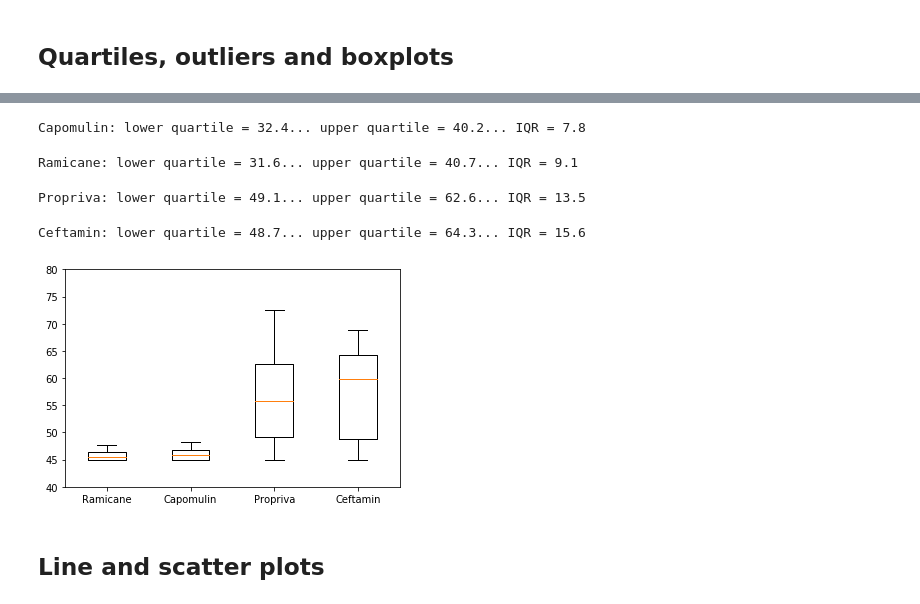
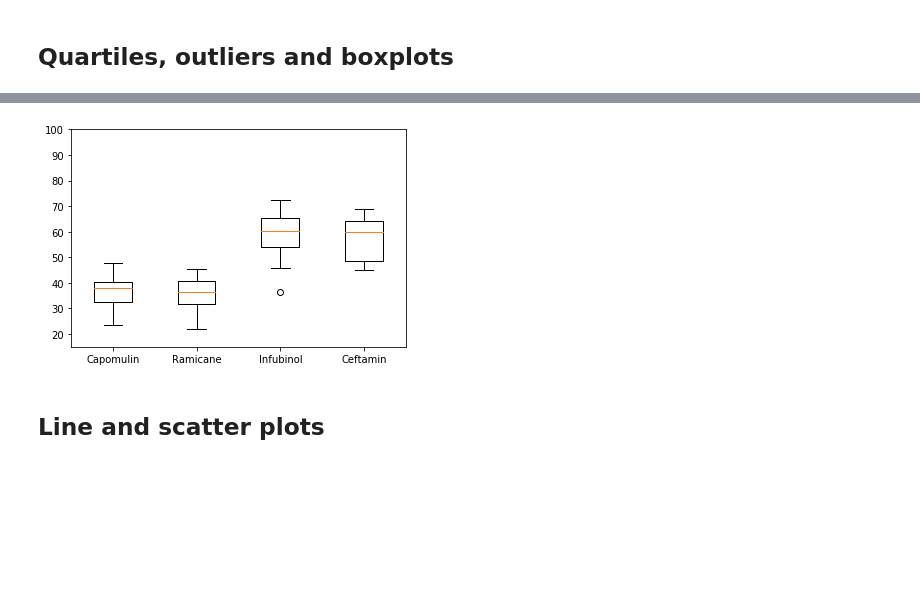
Before and after one commit to GJDoug/douglassMatplotlibChallenge, a Jupyter notebook: Pymaceuticals/pymaceuticals_starter.ipynb, the cells around one changed output, grey strips where cells are left out. Cells and saved outputs as stored; diff of their text form; code cells hidden in the pictures; blank space fills up the shorter version.

```diff
--- a/Pymaceuticals/pymaceuticals_starter.ipynb
+++ b/Pymaceuticals/pymaceuticals_starter.ipynb
@@ -112,8 +117,11 @@ plt.show()
 # %% [markdown]
 ## Quartiles, outliers and boxplots
 # %%
-# Calculate the final tumor volume of each mouse across four of the most promising treatment regimens. Calculate the IQR and quantitatively determine if there are any potential outliers.
+# Calculate the final tumor volume of each mouse across four of the most promising treatment regimens: Capomulin, Ramicane, Infubinol, and Ceftamin. Calculate the quartiles and IQR and quantitatively determine if there are any potential outliers across all four treatment regimens.
+top_four = combined[combined["Drug Regimen"].isin(["Capomulin", "Ramicane", "Infubinol", "Ceftamin"])]
+top_four = top_four.sort_values(["Timepoint"], ascending=True)
+top_four
 
-topregimens = combined[combined["Drug Regimen"].isin(['Ramicane', 'Capomulin', 'Propriva', 'Ceftamin'])]
-topregimens.head()
+top_four = top_four[["Drug Regimen", "Mouse ID", "Timepoint","Weight (g)", "Tumor Volume (mm3)"]]
+top_four.head()
 # %% [output]
@@ -171,61 +134,26 @@ mouse_regimens_unstack.head()
-# %%
-quartiles1 = mouse_regimens_unstack['Capomulin'].quantile([.25,.5,.75]).round(1)
-lower1 = quartiles1[.25].round(1)
-upper1 = quartiles1[.75].round(1)
-iqr1 = round(upper1-lower1,1)
-lower_Whisker1 = round(lower1 - (1.5*iqr1),1)
-upper_Whisker1 = round(upper1 - (1.5*iqr1),1)
-
-print(f'Capomulin: lower quartile = {lower1}... upper quartile = {upper1}... IQR = {iqr1}')
-# %% [output]
-Capomulin: lower quartile = 32.4... upper quartile = 40.2... IQR = 7.8
-# %%
-quartiles2 = mouse_regimens_unstack['Ramicane'].quantile([.25,.5,.75]).round(1)
-lower2 = quartiles2[.25].round(1)
-upper2 = quartiles2[.75].round(1)
-iqr2 = round(upper2-lower2,1)
-lower_Whisker2 = round(lower2 - (1.5*iqr2),1)
-upper_Whisker2 = round(upper2 - (1.5*iqr2),1)
-
-print(f'Ramicane: lower quartile = {lower2}... upper quartile = {upper2}... IQR = {iqr2}')
-# %% [output]
-Ramicane: lower quartile = 31.6... upper quartile = 40.7... IQR = 9.1
-# %%
-quartiles3 = mouse_regimens_unstack['Propriva'].quantile([.25,.5,.75]).round(1)
-lower3 = quartiles3[.25].round(1)
-upper3 = quartiles3[.75].round(1)
-iqr3 = round(upper3-lower3,1)
-lower_Whisker3 = round(lower3 - (1.5*iqr3),1)
-upper_Whisker3 = round(upper3 - (1.5*iqr3),1)
-
-print(f'Propriva: lower quartile = {lower3}... upper quartile = {upper3}... IQR = {iqr3}')
-# %% [output]
-Propriva: lower quartile = 49.1... upper quartile = 62.6... IQR = 13.5
-# %%
-quartiles4 = mouse_regimens_unstack['Ceftamin'].quantile([.25,.5,.75]).round(1)
-lower4 = quartiles4[.25].round(1)
-upper4 = quartiles4[.75].round(1)
-iqr4 = round(upper4-lower4,1)
-lower_Whisker4 = round(lower4 - (1.5*iqr4),1)
-upper_Whisker4 = round(upper4 - (1.5*iqr4),1)
-
-print(f'Ceftamin: lower quartile = {lower4}... upper quartile = {upper4}... IQR = {iqr4}')
-# %% [output]
-Ceftamin: lower quartile = 48.7... upper quartile = 64.3... IQR = 15.6
 # %%
-# Generate a box plot of the final tumor volume of each mouse across four regimens of interest
-lead_regimens = ['Ramicane', 'Capomulin', 'Propriva', 'Ceftamin']
+#  Using Matplotlib, generate a box and whisker plot of the final tumor volume for all four treatment regimens and highlight any potential outliers in the plot by changing their color and style.
+four_top = top_four.groupby(['Drug Regimen', 'Mouse ID']).last()['Tumor Volume (mm3)']
+four_top.head()
 
+# Create dataframe
+top_treatment = four_top.to_frame()
+top_treatment
+
+# Create list for labels and dataframe
+key_four = ['Capomulin', 'Ramicane', 'Infubinol','Ceftamin']
+
+# Create box plot
+final_df = top_treatment.reset_index()
 tumors = final_df.groupby('Drug Regimen')['Tumor Volume (mm3)'].apply(list)
 tumor_df = pd.DataFrame(tumors)
-tumor_df2 = tumor_df.reindex(lead_regimens)
-tumor_vol = [vol for vol in tumor_df2['Tumor Volume (mm3)']]
-
-plt.boxplot(tumor_vol, labels=lead_regimens)
-plt.ylim(40, 80)
+tumor_df = tumor_df.reindex(key_four)
+tumor_vols = [vol for vol in tumor_df['Tumor Volume (mm3)']]
+plt.boxplot(tumor_vols, labels=key_four)
+plt.ylim(15, 100)
 plt.show()
 # %% [output]
-[figure, old version]
+[figure, new version]
 # %% [markdown]
 ## Line and scatter plots
 # %%
```
Also changed, not shown: parts of 20 cells of this notebook.
